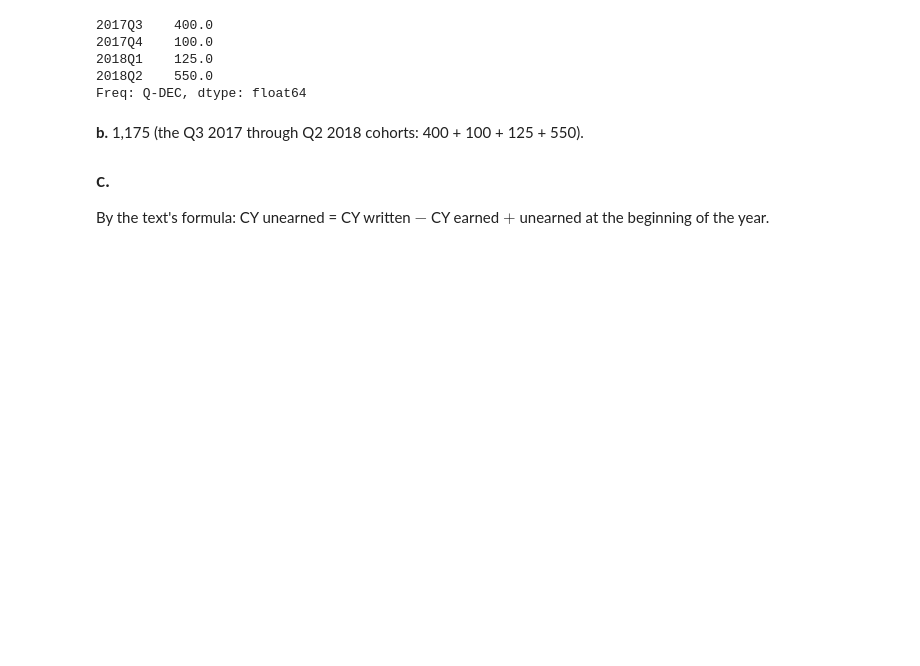
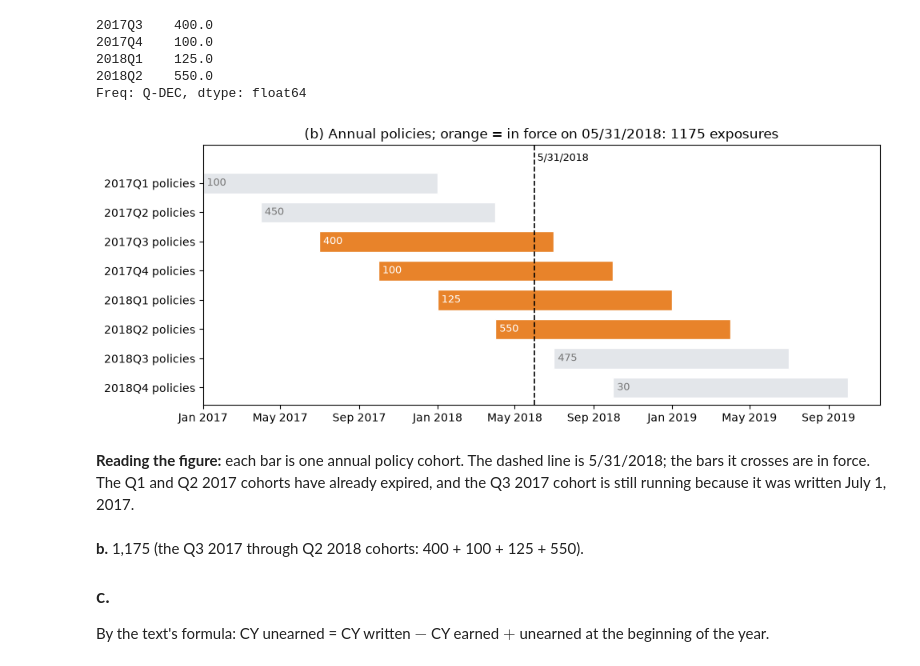
Before and after one commit to genedan/reserving-gym, a Jupyter notebook: problems/exam_5/2019_1.ipynb, the cells around one changed output. Saved outputs shown, nothing was run; the diff lists cells and outputs as text; code cells hidden in the pictures; blank space fills up the shorter version.

```diff
--- a/problems/exam_5/2019_1.ipynb
+++ b/problems/exam_5/2019_1.ipynb
@@ -128,6 +195,24 @@ in_force
 2018Q1    125.0
 2018Q2    550.0
 Freq: Q-DEC, dtype: float64
+# %%
+fig, ax = plt.subplots(figsize=(10, 4))
+for r, cohort in enumerate(quarters):
+    s, e = quarters.start_time[r], quarters.start_time[r] + pd.DateOffset(years=1)
+    live = (s <= as_of) and (e > as_of)
+    ax.barh(r, (e - s).days, left=mdates.date2num(s), color=ORANGE if live else GREY, edgecolor='white', height=.7)
+    ax.text(mdates.date2num(s) + 6, r, f'{written[cohort]:g}', va='center', fontsize=9,
+            color='white' if live else '#777')
+ax.axvline(mdates.date2num(as_of), color='black', ls='--', lw=1.2)
+ax.set_ylim(len(quarters) - .4, -1.3)
+ax.text(mdates.date2num(as_of), -.85, ' 5/31/2018', fontsize=9, va='center')
+ax.set_yticks(range(len(quarters))); ax.set_yticklabels([f'{c} policies' for c in quarters]); ax.xaxis_date(); ax.xaxis.set_major_formatter(mdates.DateFormatter('%b %Y'))
+ax.set_title(f'(b) Annual policies; orange = in force on {as_of:%m/%d/%Y}: {in_force.sum():g} exposures')
+plt.tight_layout(); plt.show()
+# %% [output]
+[figure, added]
+# %% [markdown]
+**Reading the figure:** each bar is one annual policy cohort. The dashed line is 5/31/2018; the bars it crosses are in force. The Q1 and Q2 2017 cohorts have already expired, and the Q3 2017 cohort is still running because it was written July 1, 2017.
 # %% [markdown]
 **b.** 1,175 (the Q3 2017 through Q2 2018 cohorts: 400 + 100 + 125 + 550).
 
```
Also changed, not shown: parts of 17 cells of this notebook, 1 other file.
